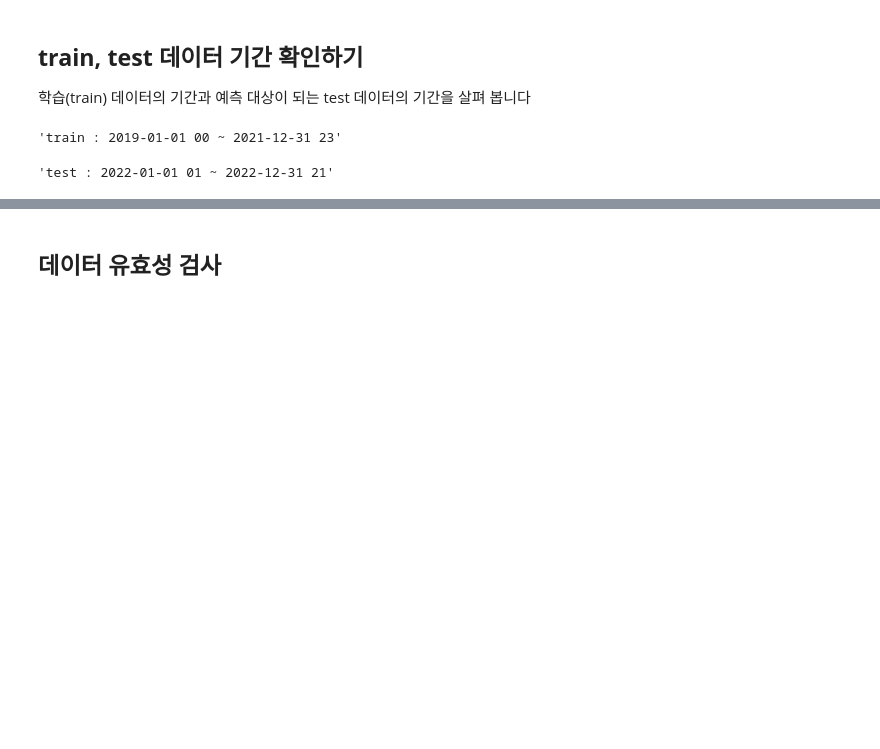
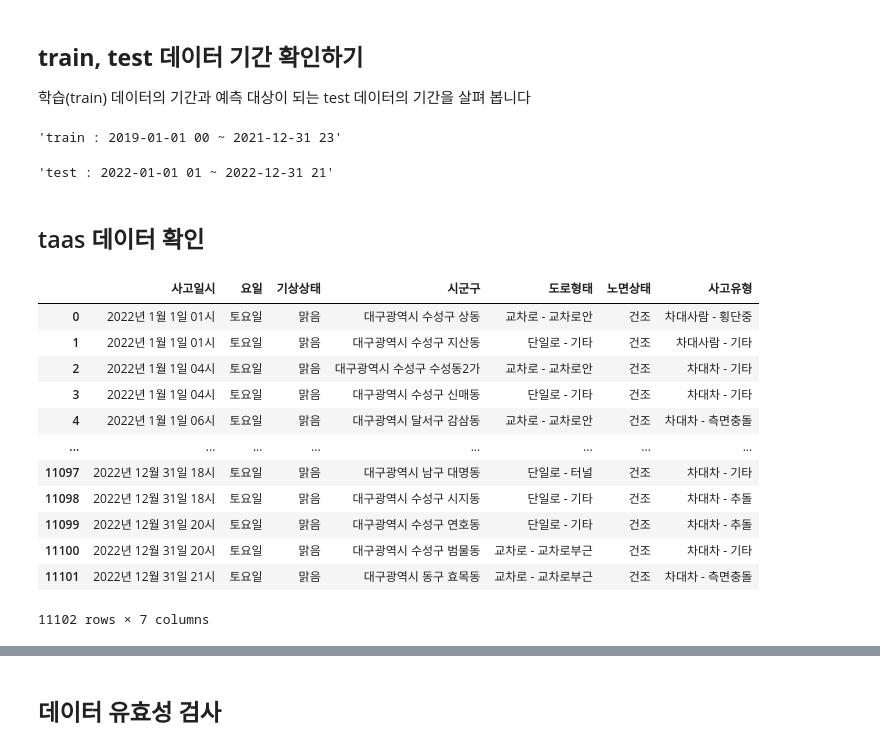
Before and after one commit to minseok1994/dacon_study, a Jupyter notebook: daegu_DEV/baseline.ipynb, the cells around one changed output, grey strips where cells are left out. Cells and saved outputs as stored; diff of their text form; code cells hidden in the pictures; blank space fills up the shorter version.

```diff
--- a/daegu_DEV/baseline.ipynb
+++ b/daegu_DEV/baseline.ipynb
@@ -184,3 +189,24 @@ display(f"test : {test_org.iloc[0]['사고일시']} ~ {test_org.iloc[-1]['사고
 # %% [output]
 'train : 2019-01-01 00 ~ 2021-12-31 23'
 'test : 2022-01-01 01 ~ 2022-12-31 21'
+# %% [markdown]
+## taas 데이터 확인
+# %%
+cols = ['사고일시', '요일', '기상상태', '시군구', '도로형태', '노면상태', '사고유형']
+
+test_diff = test_taas[cols]
+test_diff
+# %% [output]
+|  | 사고일시 | 요일 | 기상상태 | 시군구 | 도로형태 | 노면상태 | 사고유형 |
+| 0 | 2022년 1월 1일 01시 | 토요일 | 맑음 | 대구광역시 수성구 상동 | 교차로 - 교차로안 | 건조 | 차대사람 - 횡단중 |
+| 1 | 2022년 1월 1일 01시 | 토요일 | 맑음 | 대구광역시 수성구 지산동 | 단일로 - 기타 | 건조 | 차대사람 - 기타 |
+| 2 | 2022년 1월 1일 04시 | 토요일 | 맑음 | 대구광역시 수성구 수성동2가 | 교차로 - 교차로안 | 건조 | 차대차 - 기타 |
+| 3 | 2022년 1월 1일 04시 | 토요일 | 맑음 | 대구광역시 수성구 신매동 | 단일로 - 기타 | 건조 | 차대차 - 기타 |
+| 4 | 2022년 1월 1일 06시 | 토요일 | 맑음 | 대구광역시 달서구 감삼동 | 교차로 - 교차로안 | 건조 | 차대차 - 측면충돌 |
+| ... | ... | ... | ... | ... | ... | ... | ... |
+| 11097 | 2022년 12월 31일 18시 | 토요일 | 맑음 | 대구광역시 남구 대명동 | 단일로 - 터널 | 건조 | 차대차 - 기타 |
+| 11098 | 2022년 12월 31일 18시 | 토요일 | 맑음 | 대구광역시 수성구 시지동 | 단일로 - 기타 | 건조 | 차대차 - 추돌 |
+| 11099 | 2022년 12월 31일 20시 | 토요일 | 맑음 | 대구광역시 수성구 연호동 | 단일로 - 기타 | 건조 | 차대차 - 추돌 |
+| 11100 | 2022년 12월 31일 20시 | 토요일 | 맑음 | 대구광역시 수성구 범물동 | 교차로 - 교차로부근 | 건조 | 차대차 - 기타 |
+| 11101 | 2022년 12월 31일 21시 | 토요일 | 맑음 | 대구광역시 동구 효목동 | 교차로 - 교차로부근 | 건조 | 차대차 - 측면충돌 |
+11102 rows × 7 columns
```
Also changed, not shown: parts of 21 cells of this notebook, 4 other files.
